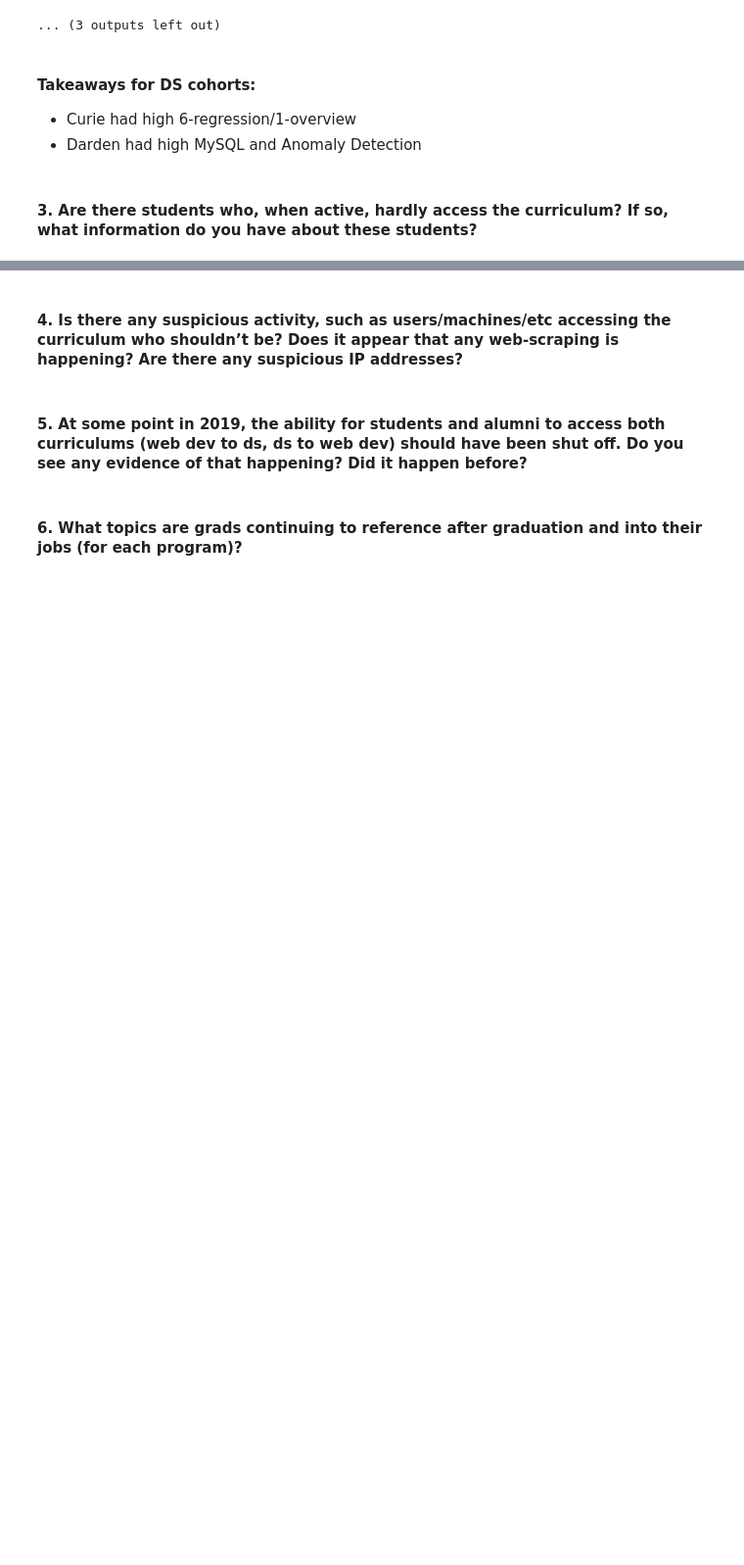
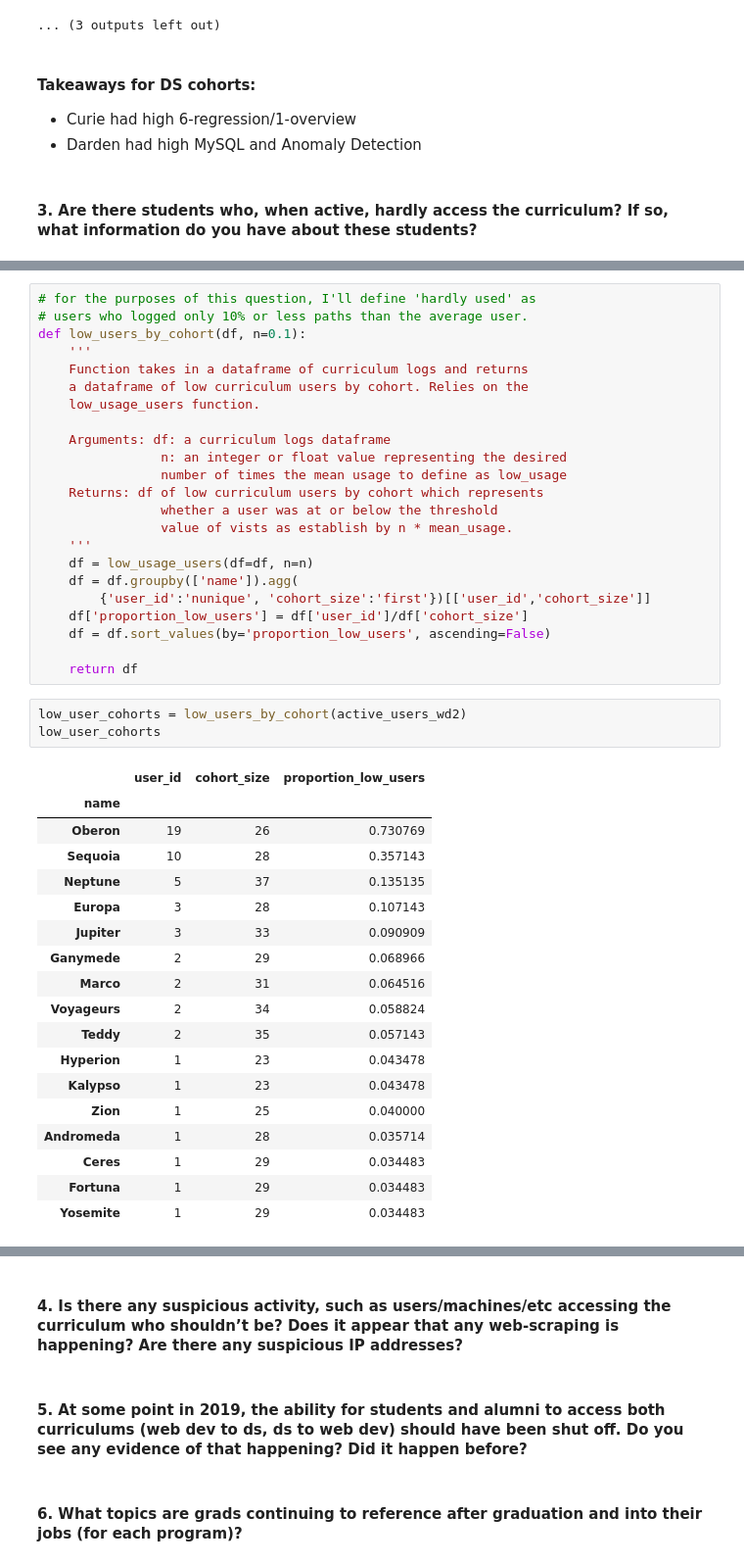
Before and after one commit to corey-baughman/016_anomaly_detection_project, a Jupyter notebook: explore.ipynb, the cells around one changed output, grey strips where cells are left out. Shown at 98% size. Drawn from its saved outputs; the diff is of its cells as text; blank space fills up the shorter version.

```diff
--- a/explore.ipynb
+++ b/explore.ipynb
@@ -506,0 +609,45 @@ e.viz_top_lessons(ds)
+# %%
+# for the purposes of this question, I'll define 'hardly used' as
+# users who logged only 10% or less paths than the average user.
+def low_users_by_cohort(df, n=0.1):
+    '''
+    Function takes in a dataframe of curriculum logs and returns
+    a dataframe of low curriculum users by cohort. Relies on the
+    low_usage_users function.
+
+    Arguments: df: a curriculum logs dataframe
+                n: an integer or float value representing the desired
+                number of times the mean usage to define as low_usage
+    Returns: df of low curriculum users by cohort which represents
+                whether a user was at or below the threshold
+                value of vists as establish by n * mean_usage.
+    '''
+    df = low_usage_users(df=df, n=n)
+    df = df.groupby(['name']).agg(
+        {'user_id':'nunique', 'cohort_size':'first'})[['user_id','cohort_size']]
+    df['proportion_low_users'] = df['user_id']/df['cohort_size']
+    df = df.sort_values(by='proportion_low_users', ascending=False)
+
+    return df
+# %%
+low_user_cohorts = low_users_by_cohort(active_users_wd2)
+low_user_cohorts
+# %% [output]
+|  | user_id | cohort_size | proportion_low_users |
+| name |  |  |  |
+| Oberon | 19 | 26 | 0.730769 |
+| Sequoia | 10 | 28 | 0.357143 |
+| Neptune | 5 | 37 | 0.135135 |
+| Europa | 3 | 28 | 0.107143 |
+| Jupiter | 3 | 33 | 0.090909 |
+| Ganymede | 2 | 29 | 0.068966 |
+| Marco | 2 | 31 | 0.064516 |
+| Voyageurs | 2 | 34 | 0.058824 |
+| Teddy | 2 | 35 | 0.057143 |
+| Hyperion | 1 | 23 | 0.043478 |
+| Kalypso | 1 | 23 | 0.043478 |
+| Zion | 1 | 25 | 0.040000 |
+| Andromeda | 1 | 28 | 0.035714 |
+| Ceres | 1 | 29 | 0.034483 |
+| Fortuna | 1 | 29 | 0.034483 |
+| Yosemite | 1 | 29 | 0.034483 |
```
Also changed, not shown: parts of 39 cells of this notebook, 2 other files.
